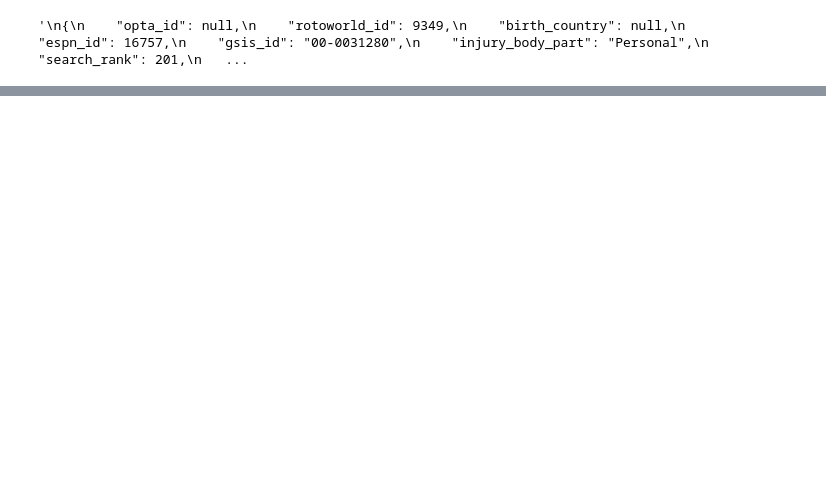
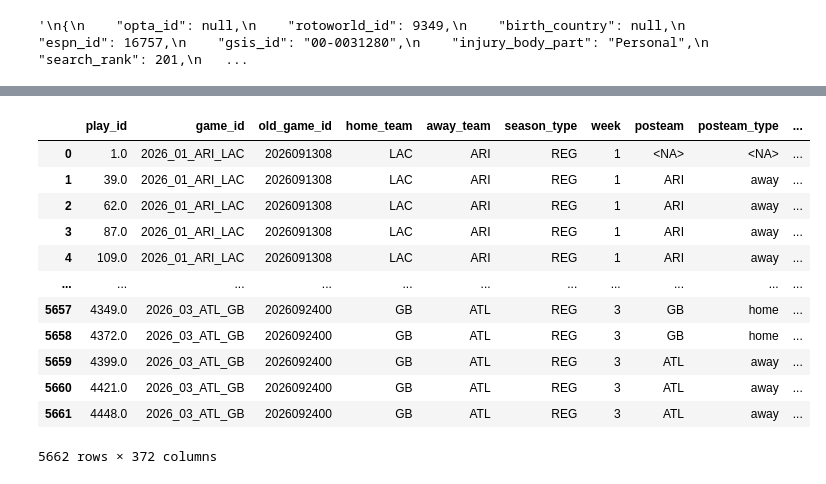
Before and after one commit to rya000667/public-fantast-football-analytics, a Jupyter notebook: expore-api-sports-notebook.ipynb, the cells around one changed output, grey strips where cells are left out. Cells and saved outputs as stored; diff of their text form; code cells hidden in the pictures; blank space fills up the shorter version.

Commit message:
exploring nflverse data for useful columns by position

```diff
--- a/expore-api-sports-notebook.ipynb
+++ b/expore-api-sports-notebook.ipynb
@@ -223,0 +259,14 @@ for player_id, player in players.items():
+# %%
+import nflreadpy as nfl
+
+# Load current season play-by-play data
+pbp = nfl.load_pbp()
+
+# Load player game-level stats for multiple seasons
+player_stats = nfl.load_player_stats([2023])
+
+# Load all available team level stats
+team_stats = nfl.load_team_stats(seasons=True)
+
+# nflreadpy uses Polars instead of pandas. Convert to pandas if needed:
+pbp_pandas = pbp.to_pandas(use_pyarrow_extension_array=True)
@@ -223,0 +290,16 @@ for player_id, player in players.items():
+# %%
+pbp_pandas
+# %% [output]
+|  | play_id | game_id | old_game_id | home_team | away_team | season_type | week | posteam | posteam_type | ... |
+| 0 | 1.0 | 2026_01_ARI_LAC | 2026091308 | LAC | ARI | REG | 1 | <NA> | <NA> | ... |
+| 1 | 39.0 | 2026_01_ARI_LAC | 2026091308 | LAC | ARI | REG | 1 | ARI | away | ... |
+| 2 | 62.0 | 2026_01_ARI_LAC | 2026091308 | LAC | ARI | REG | 1 | ARI | away | ... |
+| 3 | 87.0 | 2026_01_ARI_LAC | 2026091308 | LAC | ARI | REG | 1 | ARI | away | ... |
+| 4 | 109.0 | 2026_01_ARI_LAC | 2026091308 | LAC | ARI | REG | 1 | ARI | away | ... |
+| ... | ... | ... | ... | ... | ... | ... | ... | ... | ... | ... |
+| 5657 | 4349.0 | 2026_03_ATL_GB | 2026092400 | GB | ATL | REG | 3 | GB | home | ... |
+| 5658 | 4372.0 | 2026_03_ATL_GB | 2026092400 | GB | ATL | REG | 3 | GB | home | ... |
+| 5659 | 4399.0 | 2026_03_ATL_GB | 2026092400 | GB | ATL | REG | 3 | ATL | away | ... |
+| 5660 | 4421.0 | 2026_03_ATL_GB | 2026092400 | GB | ATL | REG | 3 | ATL | away | ... |
+| 5661 | 4448.0 | 2026_03_ATL_GB | 2026092400 | GB | ATL | REG | 3 | ATL | away | ... |
+5662 rows × 372 columns
```
Also changed, not shown: parts of 13 cells of this notebook, 2 other files.
